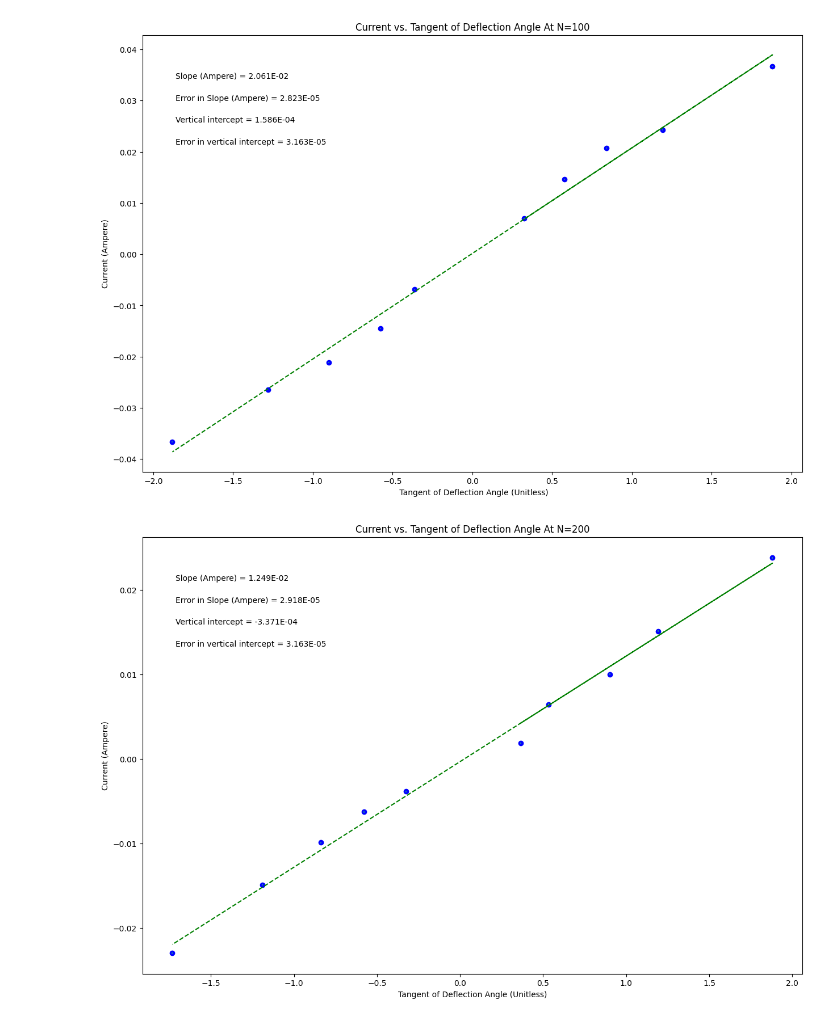
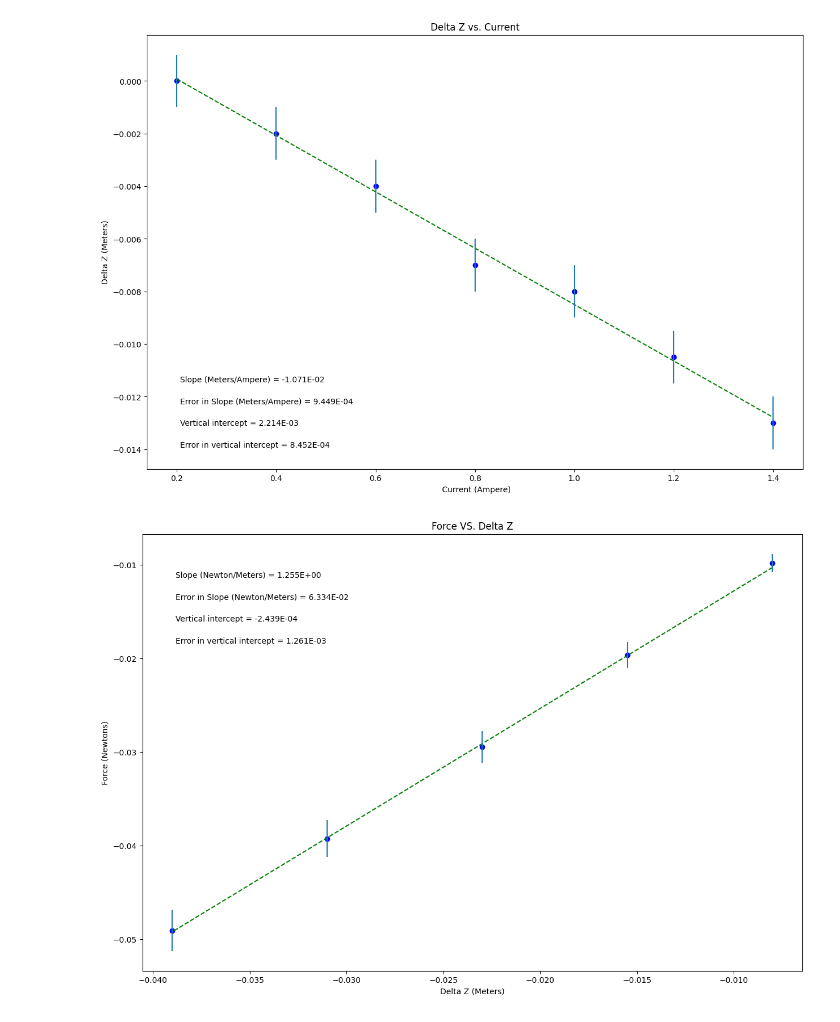
Before and after one commit to JamesHoenstine/PHSX218N.01_2025-Public, a Jupyter notebook: PHSXlab_plotting_template_(1).ipynb, the cells around one changed output. Cells and saved outputs as stored; diff of their text form; code cells hidden in the pictures.

```diff
--- a/PHSXlab_plotting_template_(1).ipynb
+++ b/PHSXlab_plotting_template_(1).ipynb
@@ -3,7 +3,7 @@
 # %%
 #PHSX 216 & 218 plotting code
 #James Hoenstine
-#3-26-25
+#4-9-25
 
 #import packages and libraries, assign shortcut names
 %matplotlib inline
@@ -19,33 +19,33 @@ import matplotlib.pyplot as plt
 #variable names should start with a letter and must contain only letters, numbers, and underscores
 
 
-xvariable_TANDeflectionangle = np.array([0.3249196960,.5773502690,.839099631,1.191753593,1.880726465,-0.363970234,-0.577350269,-0.900404044,-1.279941632,-1.880726465])
+xvariable_Current = np.array([.2,.4,.6,.8,1,1.2,1.4])
 
-yvariable_Current = np.array([0.007,0.0146,0.0207,0.0243,0.0367,-0.0069,-0.0145,-0.0211,-0.0265,-0.0366])
+yvariable_DeltaZ = np.array([0,-.002,-.004,-.007,-.008,-.0105,-.013])
 
-err_yvariable_Current = np.array([0.0001,.0001,.0001,.0001,.0001,.0001,.0001,.0001,.0001,.0001])
+err_yvariable_DeltaZ = np.array([.001,.001,.001,.001,.001,.001,.001])
 
 
 
 #Re-assign variables as x, y, dy so that the remaining plotting code may remain generic
 #UPDATE VARIABLE NAMES (ON RHS OF EACH EQUAL SIGN) TO MATCH VARIABLE NAMES FOR DATA ABOVE
 
-x = xvariable_TANDeflectionangle             #this should be the array you want to plot on the x axis
-y = yvariable_Current           #this should be the array you want to plot on the y axis
-dy = err_yvariable_Current        #this should be your error in y array
+x = xvariable_Current            #this should be the array you want to plot on the x axis
+y = yvariable_DeltaZ           #this should be the array you want to plot on the y axis
+dy = err_yvariable_DeltaZ        #this should be your error in y array
 
 
 #UPDATE EACH OF THESE 4 STRINGS FOR YOUR PLOT LABELS AS YOU WANT THEM TO APPEAR
 
-plot_title= 'Current vs. Tangent of Deflection Angle At N=100'
-x_label= ' Tangent of Deflection Angle (Unitless)'
-y_label= 'Current (Ampere)'
-slope_units= 'Ampere'
+plot_title= 'Delta Z vs. Current'
+x_label= ' Current (Ampere)'
+y_label= 'Delta Z (Meters)'
+slope_units= 'Meters/Ampere'
 
 #UPDATE ANNOTATION PLACEMENT SO IT'S OUT OF WAY OF PLOTTED DATA AND BEST FIT LINE
 #integer from 1 to 4, top R corner is 1 (counter-clockwise from there)
 
-annotation_placement=2
+annotation_placement=3
 
 
 #-----------------------------------------------------------------------#
@@ -92,34 +92,34 @@ elif annotation_placement==3 or annotation_placement==4:
 #Don't need to change anything in this section!
 
 #Plot data on graph. Plot error bars and place values for slope,
 #error in slope, and vertical intercept (plus error) on the plot using "annotate"
 
 plt.figure(figsize=(15,10))
 
 plt.plot(x, fit, color='green', linestyle='--')
 plt.scatter(x, y, color='blue', marker='o')
 
 plt.xlabel(x_label)
 plt.ylabel(y_label)
 plt.title(plot_title)
 
 plt.errorbar(x, y, yerr=dy, xerr=None, fmt="none") #don't need to plot x error bars
 
 plt.annotate('Slope ({}) = {value:.{digits}E}'.format(slope_units,value=m, digits=3),
              (xpos, ypos[0]), xycoords='axes fraction')
 
 plt.annotate('Error in Slope ({}) = {value:.{digits}E}'.format(slope_units,value=dm, digits=3),
              (xpos, ypos[1]), xycoords='axes fraction')
 
 plt.annotate('Vertical intercept = {value:.{digits}E}'.format(value=b, digits=3),
              (xpos, ypos[2]), xycoords='axes fraction')
 
 plt.annotate('Error in vertical intercept = {value:.{digits}E}'.format(value=db, digits=3),
              (xpos, ypos[3]), xycoords='axes fraction')
 
 plt.show()
 # %% [output]
-[figure, old version]
+[figure, new version]
 # %%
 #PHSX 216 & 218 plotting code
 #James Hoenstine
@@ -139,47 +139,28 @@ import matplotlib.pyplot as plt
 #variable names should start with a letter and must contain only letters, numbers, and underscores
 
 
-xvariable_TANDeflectionangle = np.array([0.363970234,
-0.531709432,
-0.900404044,
-1.191753593,
-1.880726465,
--0.324919696,
--0.577350269,
--0.839099631,
--1.191753593,
--1.732050808])
+xvariable_DeltaZ = np.array([-.008,-.0155,-.023,-.031,-.039])
 
-yvariable_Current = np.array([0.00183,
+yvariable_Force = np.array([-.00981,-.01962,-.02943,-.03924,-.04905])
 
-0.00643,
-0.01001,
-0.01509,
-0.0238,
--0.00387,
--0.00628,
--0.00992
-,-0.01492
-,-0.023])
-
-err_yvariable_Current = np.array([0.0001,.0001,.0001,.0001,.0001,.0001,.0001,.0001,.0001,.0001])
+err_yvariable_Force = np.array([.000981,.001387,.001699,.001962,.002194])
 
 
 
 #Re-assign variables as x, y, dy so that the remaining plotting code may remain generic
 #UPDATE VARIABLE NAMES (ON RHS OF EACH EQUAL SIGN) TO MATCH VARIABLE NAMES FOR DATA ABOVE
 
-x = xvariable_TANDeflectionangle             #this should be the array you want to plot on the x axis
-y = yvariable_Current            #this should be the array you want to plot on the y axis
-dy = err_yvariable_Current        #this should be your error in y array
+x = xvariable_DeltaZ             #this should be the array you want to plot on the x axis
+y = yvariable_Force            #this should be the array you want to plot on the y axis
+dy = err_yvariable_Force       #this should be your error in y array
 
 
 #UPDATE EACH OF THESE 4 STRINGS FOR YOUR PLOT LABELS AS YOU WANT THEM TO APPEAR
 
-plot_title= 'Current vs. Tangent of Deflection Angle At N=200'
-x_label= 'Tangent of Deflection Angle (Unitless)'
-y_label= 'Current (Ampere)'
-slope_units= 'Ampere'
+plot_title= 'Force VS. Delta Z'
+x_label= 'Delta Z (Meters)'
+y_label= 'Force (Newtons)'
+slope_units= 'Newton/Meters'
 
 #UPDATE ANNOTATION PLACEMENT SO IT'S OUT OF WAY OF PLOTTED DATA AND BEST FIT LINE
 #integer from 1 to 4, top R corner is 1 (counter-clockwise from there)
@@ -258,4 +239,4 @@ plt.annotate('Error in vertical intercept = {value:.{digits}E}'.format(value=db,
 
 plt.show()
 # %% [output]
-[figure, old version]
+[figure, new version]
```
Also changed, not shown: parts of 1 cell of this notebook.
